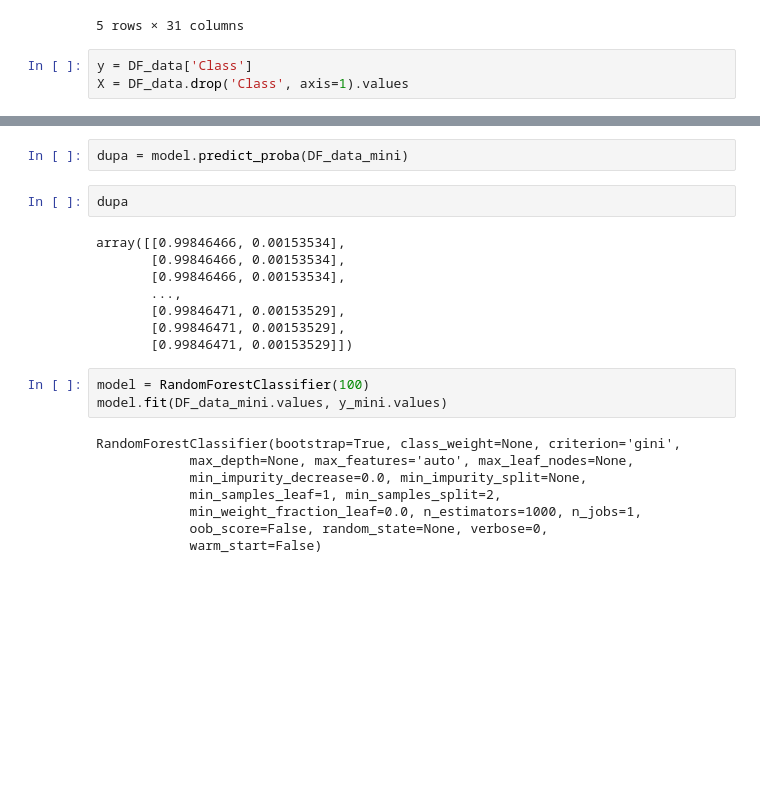
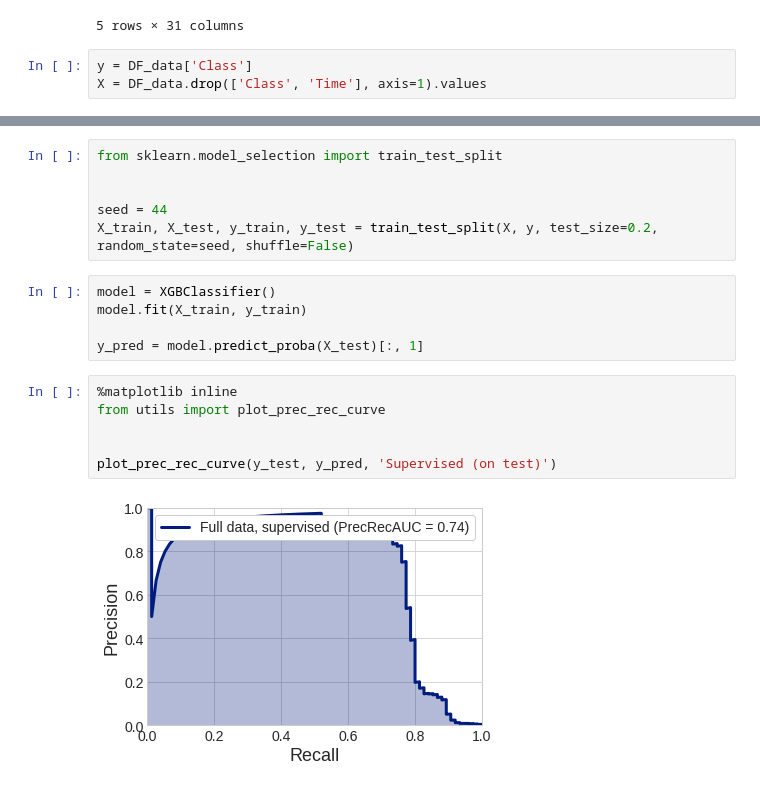
Before and after one commit to MTDzi/semisup-learn, a Jupyter notebook: examples/Untitled.ipynb, the cells around one changed output, grey strips where cells are left out. Saved outputs shown, nothing was run; the diff lists cells and outputs as text; blank space fills up the shorter version.

```diff
--- a/examples/Untitled.ipynb
+++ b/examples/Untitled.ipynb
@@ -22,4 +22,4 @@ DF_data.head()
 5 rows × 31 columns
 # %%
 y = DF_data['Class']
-X = DF_data.drop('Class', axis=1).values
+X = DF_data.drop(['Class', 'Time'], axis=1).values
@@ -53,23 +26,19 @@ Wall time: 391 ms
-# %%
-dupa = model.predict_proba(DF_data_mini)
-# %%
-dupa
-# %% [output]
-array([[0.99846466, 0.00153534],
-       [0.99846466, 0.00153534],
-       [0.99846466, 0.00153534],
-       ...,
-       [0.99846471, 0.00153529],
-       [0.99846471, 0.00153529],
-       [0.99846471, 0.00153529]])
-# %%
-model = RandomForestClassifier(100)
-model.fit(DF_data_mini.values, y_mini.values)
-# %% [output]
-RandomForestClassifier(bootstrap=True, class_weight=None, criterion='gini',
-            max_depth=None, max_features='auto', max_leaf_nodes=None,
-            min_impurity_decrease=0.0, min_impurity_split=None,
-            min_samples_leaf=1, min_samples_split=2,
-            min_weight_fraction_leaf=0.0, n_estimators=1000, n_jobs=1,
-            oob_score=False, random_state=None, verbose=0,
-            warm_start=False)
+# %%
+from sklearn.model_selection import train_test_split
+
+
+seed = 44
+X_train, X_test, y_train, y_test = train_test_split(X, y, test_size=0.2, random_state=seed, shuffle=False)
+# %%
+model = XGBClassifier()
+model.fit(X_train, y_train)
+
+y_pred = model.predict_proba(X_test)[:, 1]
+# %%
+%matplotlib inline
+from utils import plot_prec_rec_curve
+
+
+plot_prec_rec_curve(y_test, y_pred, 'Supervised (on test)')
+# %% [output]
+[figure, added]
```
Also changed, not shown: parts of 10 cells of this notebook, 3 other files.
